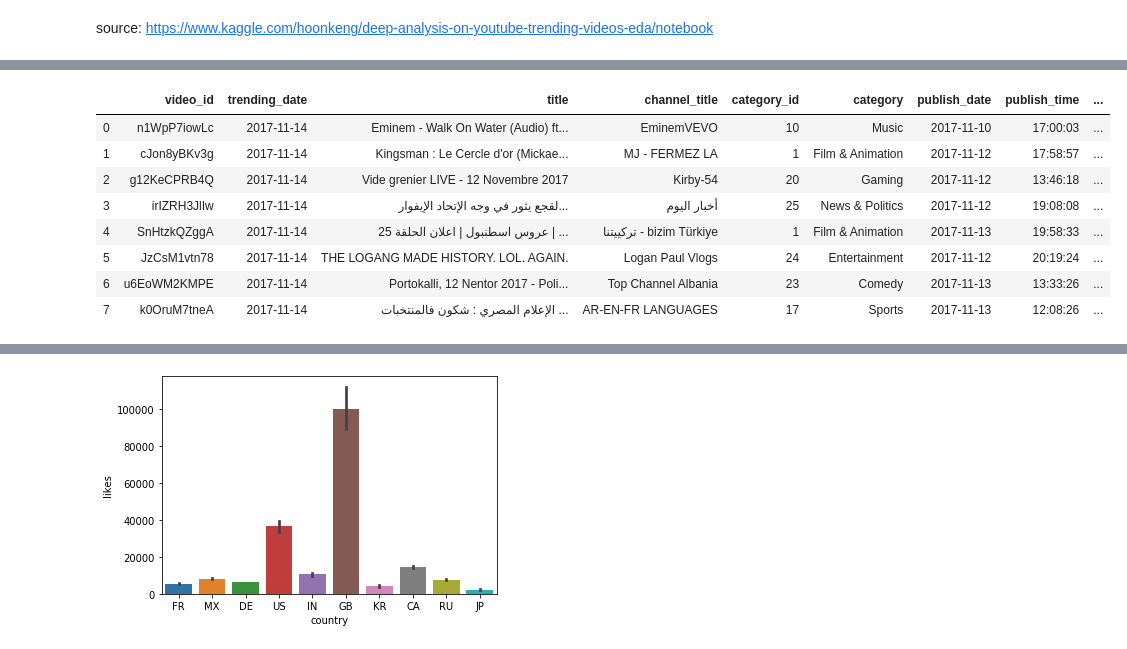
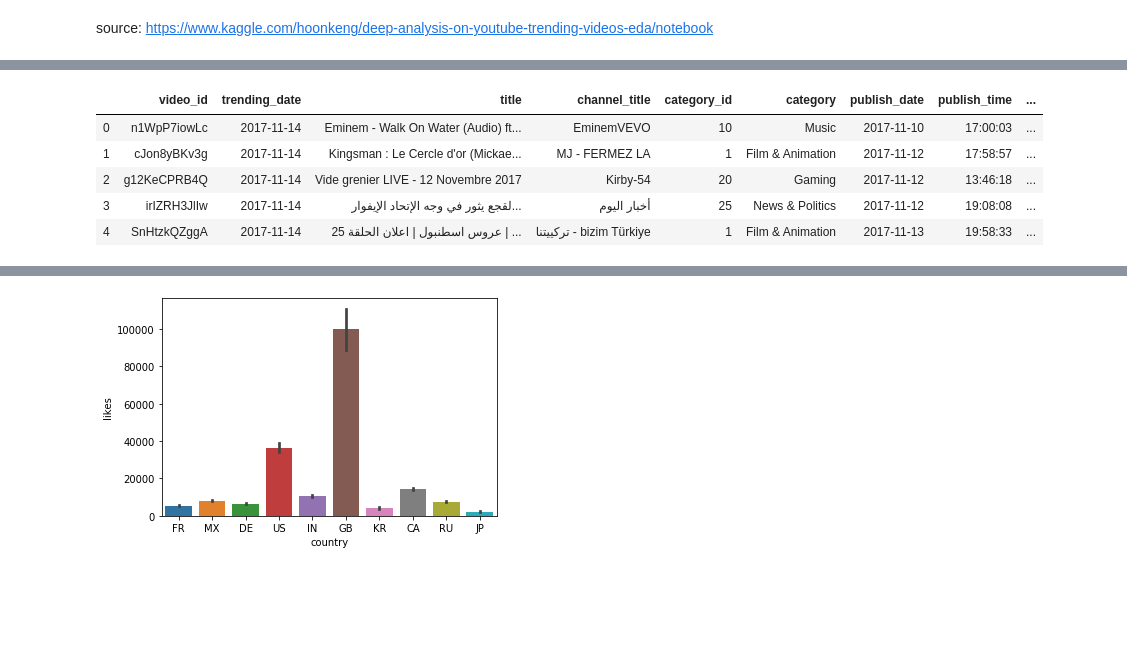
Before and after one commit to adelelezaj/YoutubePrj, a Jupyter notebook: youtube.ipynb, the cells around one changed output, grey strips where cells are left out. Drawn from its saved outputs; the diff is of its cells as text; code cells hidden in the pictures; blank space fills up the shorter version.

```diff
--- a/youtube.ipynb
+++ b/youtube.ipynb
@@ -53,14 +53,11 @@ country                   356350 non-null object
 dtypes: bool(3), int64(5), object(11)
 memory usage: 44.5+ MB
 # %%
-df_all_timestamps.head(8)
+df_all_timestamps.head(5)
 # %% [output]
 |  | video_id | trending_date | title | channel_title | category_id | category | publish_date | publish_time | ... |
 | 0 | n1WpP7iowLc | 2017-11-14 | Eminem - Walk On Water (Audio) ft... | EminemVEVO | 10 | Music | 2017-11-10 | 17:00:03 | ... |
 | 1 | cJon8yBKv3g | 2017-11-14 | Kingsman : Le Cercle d'or (Mickae... | MJ - FERMEZ LA | 1 | Film & Animation | 2017-11-12 | 17:58:57 | ... |
 | 2 | g12KeCPRB4Q | 2017-11-14 | Vide grenier LIVE - 12 Novembre 2017 | Kirby-54 | 20 | Gaming | 2017-11-12 | 13:46:18 | ... |
 | 3 | irIZRH3JlIw | 2017-11-14 | لقجع يثور في وجه الإتحاد الإيفوار... | أخبار اليوم | 25 | News & Politics | 2017-11-12 | 19:08:08 | ... |
 | 4 | SnHtzkQZggA | 2017-11-14 | عروس اسطنبول | اعلان الحلقة 25 | ... | تركييتنا - bizim Türkiye | 1 | Film & Animation | 2017-11-13 | 19:58:33 | ... |
-| 5 | JzCsM1vtn78 | 2017-11-14 | THE LOGANG MADE HISTORY. LOL. AGAIN. | Logan Paul Vlogs | 24 | Entertainment | 2017-11-12 | 20:19:24 | ... |
-| 6 | u6EoWM2KMPE | 2017-11-14 | Portokalli, 12 Nentor 2017 - Poli... | Top Channel Albania | 23 | Comedy | 2017-11-13 | 13:33:26 | ... |
-| 7 | k0OruM7tneA | 2017-11-14 | الإعلام المصري : شكون فالمنتخبات ... | AR-EN-FR LANGUAGES | 17 | Sports | 2017-11-13 | 12:08:26 | ... |
```
Also changed, not shown: parts of 31 cells of this notebook.
